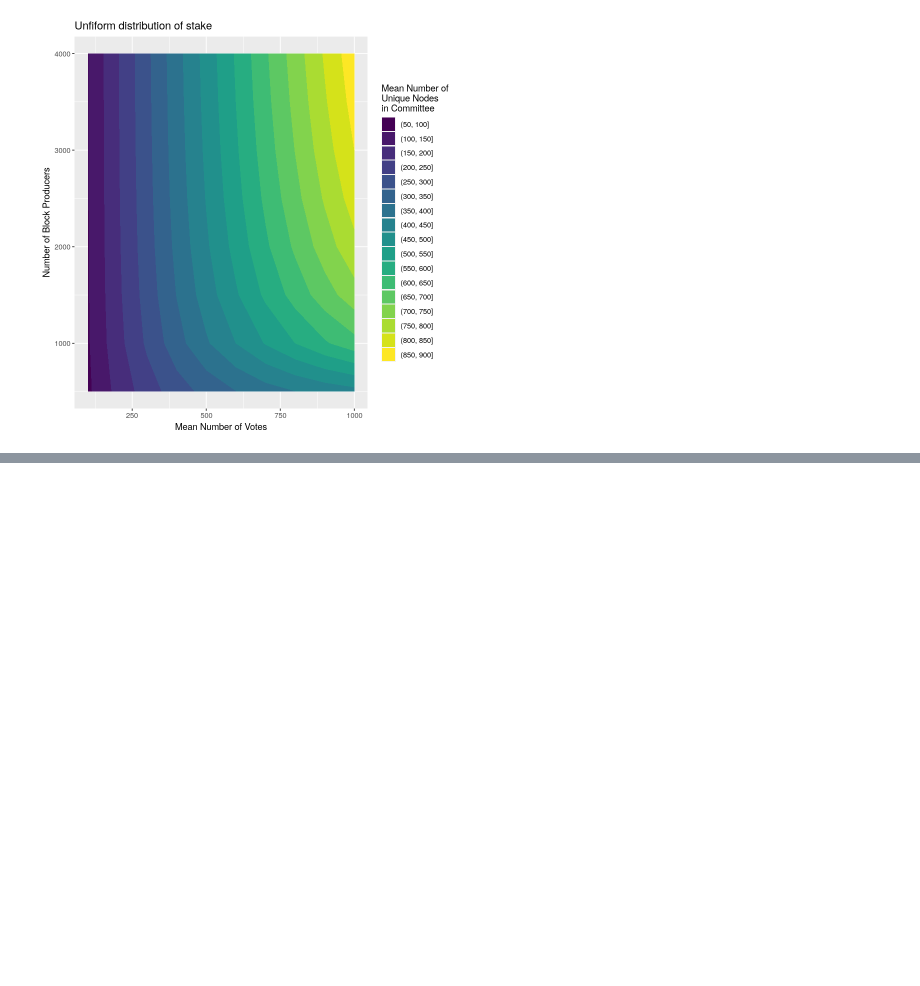
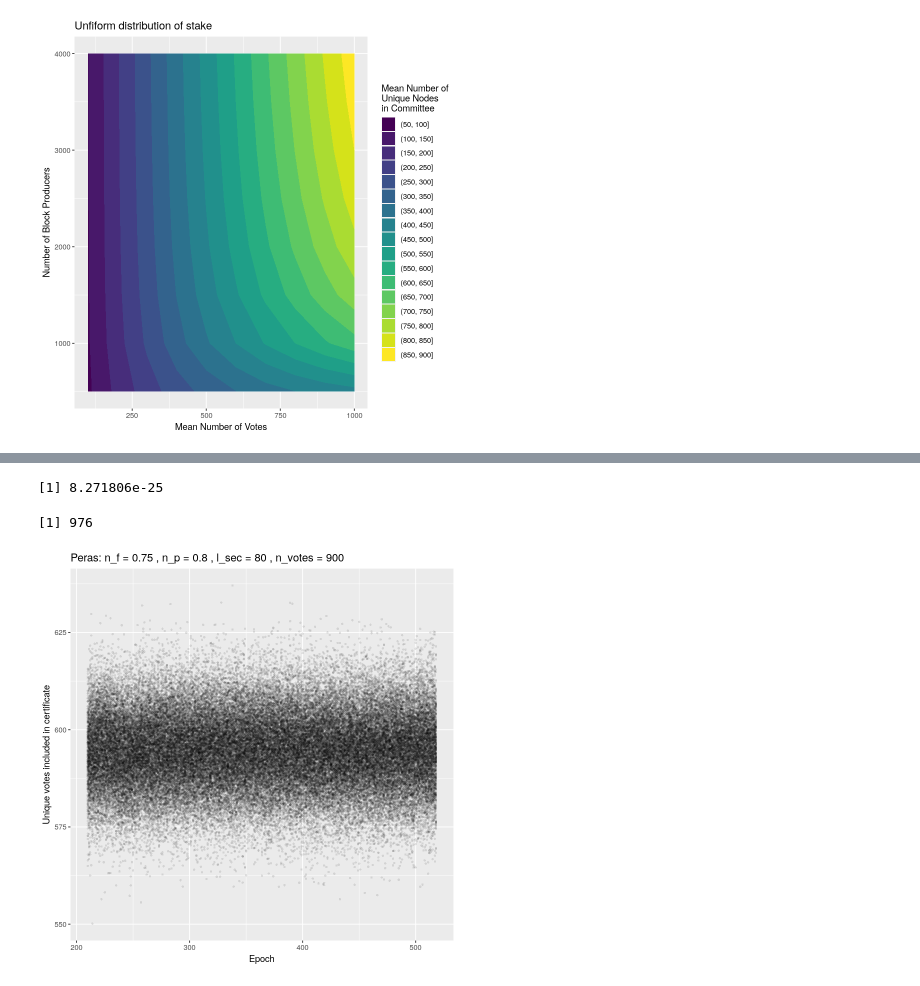
Before and after one commit to cardano-scaling/alba, a Jupyter notebook: analysis/stake_distribution.ipynb, the cells around one changed output, grey strips where cells are left out. Saved outputs shown, nothing was run; the diff lists cells and outputs as text; code cells hidden in the pictures; blank space fills up the shorter version.

Commit message:
Analyzed Peras and Leios unique-vote counts.

```diff
--- a/analysis/stake_distribution.ipynb
+++ b/analysis/stake_distribution.ipynb
@@ -144,0 +173,3 @@ ggsave("uniform_statistics.svg", width=8, height=6, units="in", dpi=200)
+# %%
+alba_unique <- function(nf, np, l_sec, weights)
+    sample(1:length(weights), alba_u(nf, np, l_sec), replace=TRUE, prob=weights/sum(weights)) %>% unique %>% length
@@ -144,0 +178,6 @@ ggsave("uniform_statistics.svg", width=8, height=6, units="in", dpi=200)
+# %%
+alba_votes <- function(nf, np, l_sec, n_votes, stakes, n_samples)
+    mapply(
+        function(i) alba_unique(nf, np, l_sec, sortition(stakes, n_votes)),
+        1:n_samples
+    )
@@ -144,0 +188,23 @@ ggsave("uniform_statistics.svg", width=8, height=6, units="in", dpi=200)
+# %%
+n_votes <- 900
+nf <- 0.75
+np <- 0.80
+l_sec <- 80
+2 ^ -l_sec
+# %% [output]
+[1] 8.271806e-25
+# %%
+alba_u(nf, np, l_sec)
+# %% [output]
+[1] 976
+# %%
+perasCertVotes <- stakeDistribution[, .(`Unique votes included in certificate`=alba_votes(nf, np, l_sec, n_votes, `Stake [Fraction]`, 300)), by=.(`Epoch`)]
+# %%
+ggplot(
+    perasCertVotes,
+    aes(x=`Epoch`, y=`Unique votes included in certificate`)
+) +
+    geom_jitter(size=1, alpha=0.1, shape=16, width=0, height=0.5) +
+    ggtitle(paste("Peras: n_f =", nf, ", n_p =", np, ", l_sec =", l_sec, ", n_votes =", n_votes))
+# %% [output]
+[figure, added]
```
Also changed, not shown: parts of 29 cells of this notebook, 4 other files.
